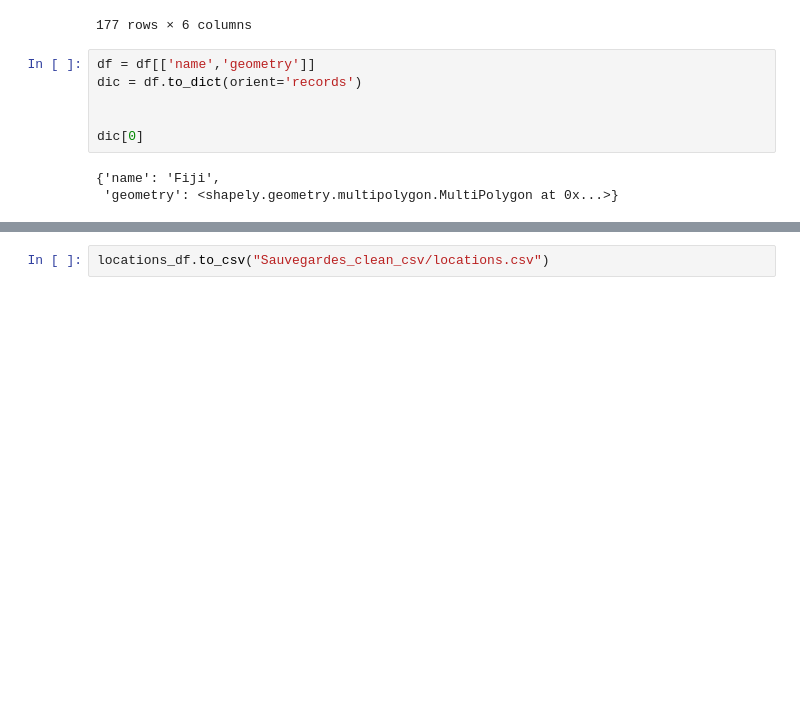
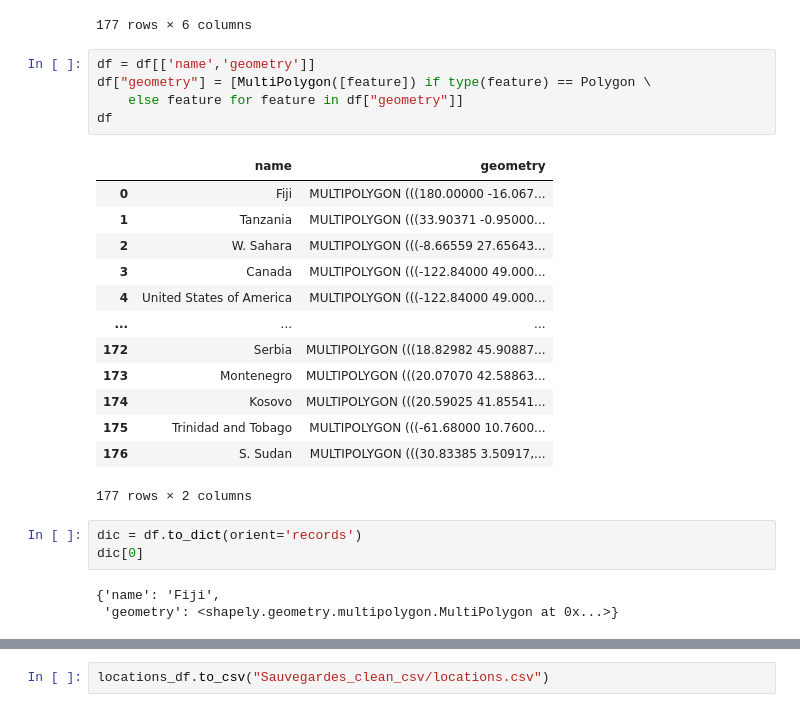
Before and after one commit to mulder974/projet_final, a Jupyter notebook: test geopandas.ipynb, the cells around one changed output, grey strips where cells are left out. Drawn from its saved outputs; the diff is of its cells as text; blank space fills up the shorter version.

```diff
--- a/test geopandas.ipynb
+++ b/test geopandas.ipynb
@@ -18,11 +20,27 @@ df
 | 175 | 1218208 | North America | Trinidad and Tobago | TTO | 43570.0 | POLYGON ((-61.68000 10.76000, -61... |
 | 176 | 13026129 | Africa | S. Sudan | SSD | 20880.0 | POLYGON ((30.83385 3.50917, 29.95... |
 177 rows × 6 columns
+# %%
+df = df[['name','geometry']]
+df["geometry"] = [MultiPolygon([feature]) if type(feature) == Polygon \
+    else feature for feature in df["geometry"]]
+df
+# %% [output]
+|  | name | geometry |
+| 0 | Fiji | MULTIPOLYGON (((180.00000 -16.067... |
+| 1 | Tanzania | MULTIPOLYGON (((33.90371 -0.95000... |
+| 2 | W. Sahara | MULTIPOLYGON (((-8.66559 27.65643... |
+| 3 | Canada | MULTIPOLYGON (((-122.84000 49.000... |
+| 4 | United States of America | MULTIPOLYGON (((-122.84000 49.000... |
+| ... | ... | ... |
+| 172 | Serbia | MULTIPOLYGON (((18.82982 45.90887... |
+| 173 | Montenegro | MULTIPOLYGON (((20.07070 42.58863... |
+| 174 | Kosovo | MULTIPOLYGON (((20.59025 41.85541... |
+| 175 | Trinidad and Tobago | MULTIPOLYGON (((-61.68000 10.7600... |
+| 176 | S. Sudan | MULTIPOLYGON (((30.83385 3.50917,... |
+177 rows × 2 columns
 # %%
-df = df[['name','geometry']]
 dic = df.to_dict(orient='records')
-
-
 dic[0]
 # %% [output]
 {'name': 'Fiji',
```
Also changed, not shown: parts of 5 cells of this notebook, 20 other files.
